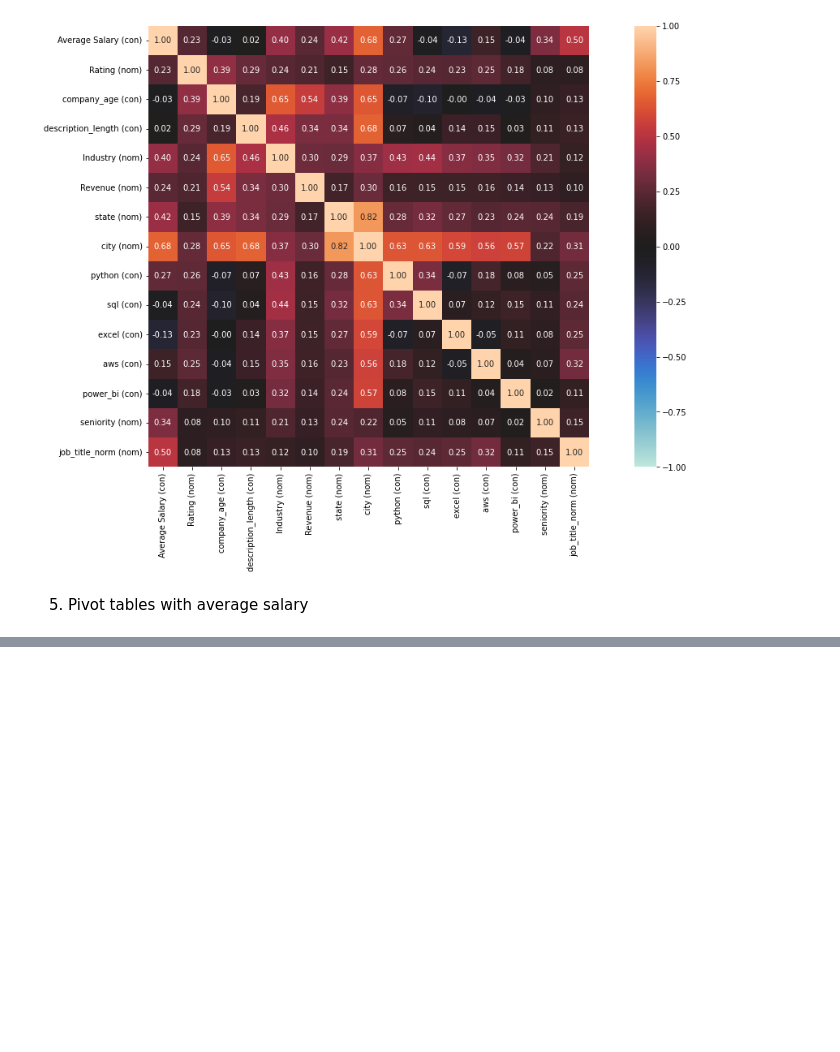
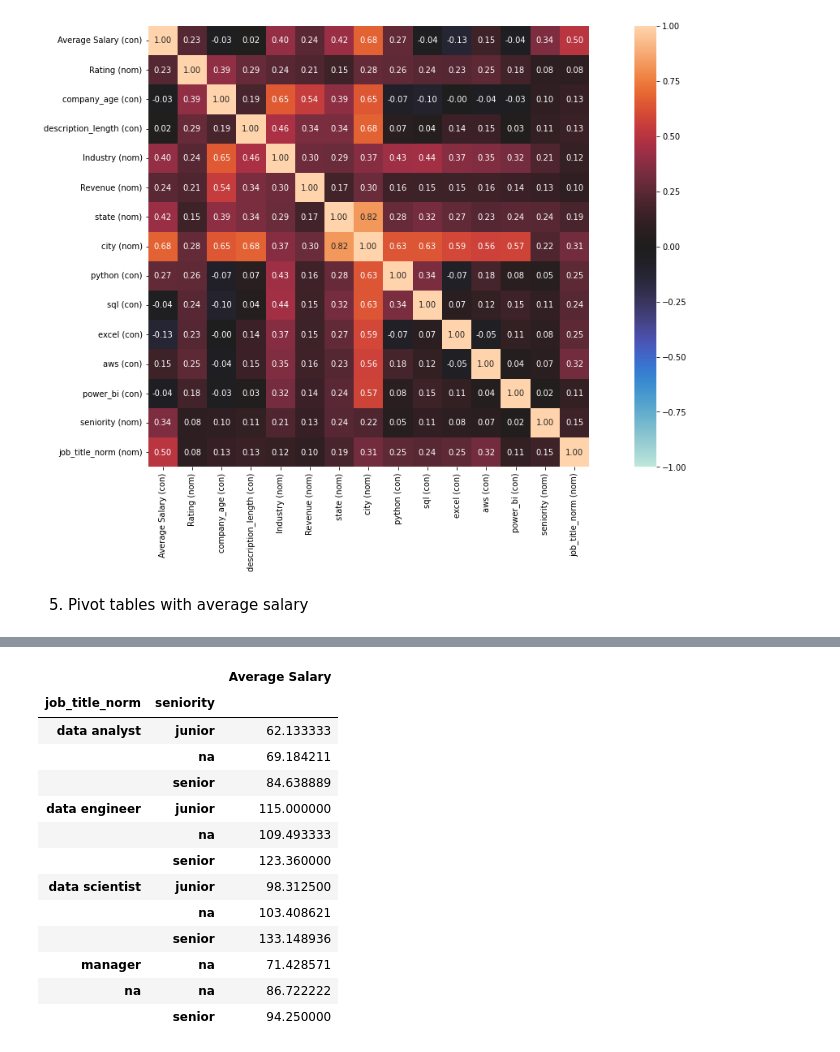
Before and after one commit to vytautasmu/Python_mokymai, a Jupyter notebook: final_work_vcs.ipynb, the cells around one changed output, grey strips where cells are left out. Saved outputs shown, nothing was run; the diff lists cells and outputs as text; code cells hidden in the pictures; blank space fills up the shorter version.

```diff
--- a/final_work_vcs.ipynb
+++ b/final_work_vcs.ipynb
@@ -468,0 +481,17 @@ nominal.associations(cont_corr_df,figsize=(20,10),mark_columns=True);
+# %%
+pd.pivot_table(df_master, index = ['job_title_norm', 'seniority'], values = 'Average Salary')
+# %% [output]
+|  |  | Average Salary |
+| job_title_norm | seniority |  |
+| data analyst | junior | 62.133333 |
+|  | na | 69.184211 |
+|  | senior | 84.638889 |
+| data engineer | junior | 115.000000 |
+|  | na | 109.493333 |
+|  | senior | 123.360000 |
+| data scientist | junior | 98.312500 |
+|  | na | 103.408621 |
+|  | senior | 133.148936 |
+| manager | na | 71.428571 |
+| na | na | 86.722222 |
+|  | senior | 94.250000 |
```
Also changed, not shown: parts of 14 cells of this notebook.
